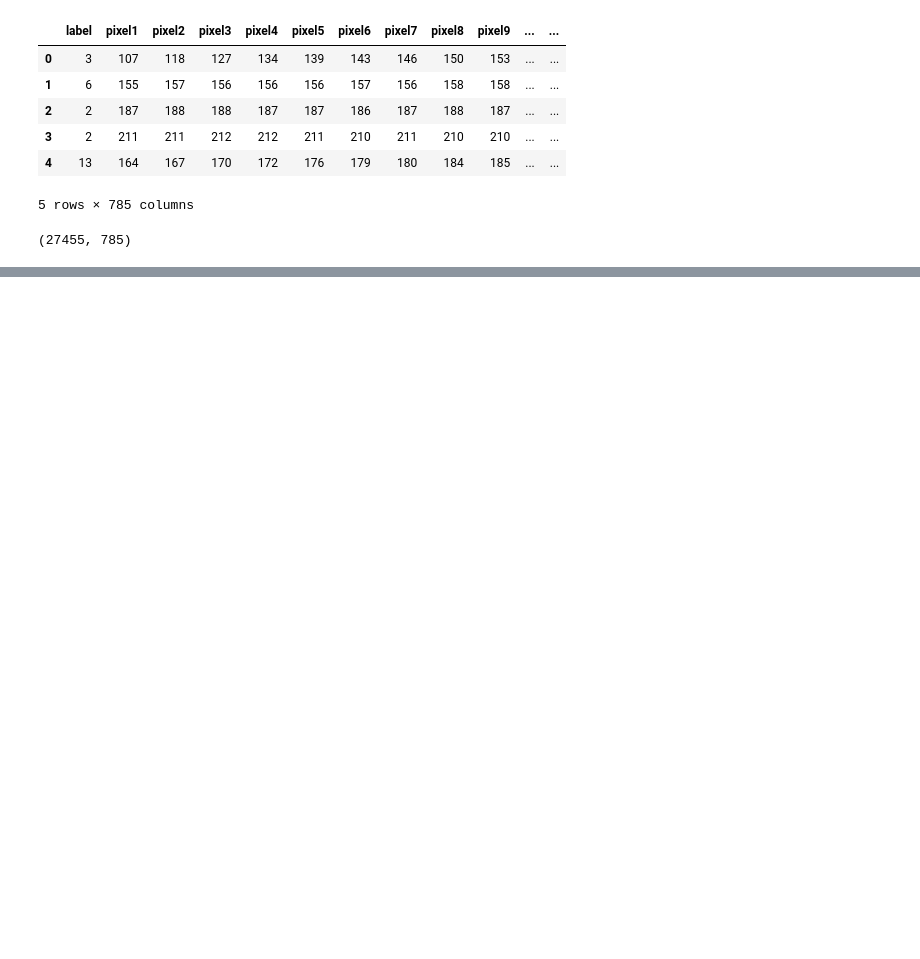
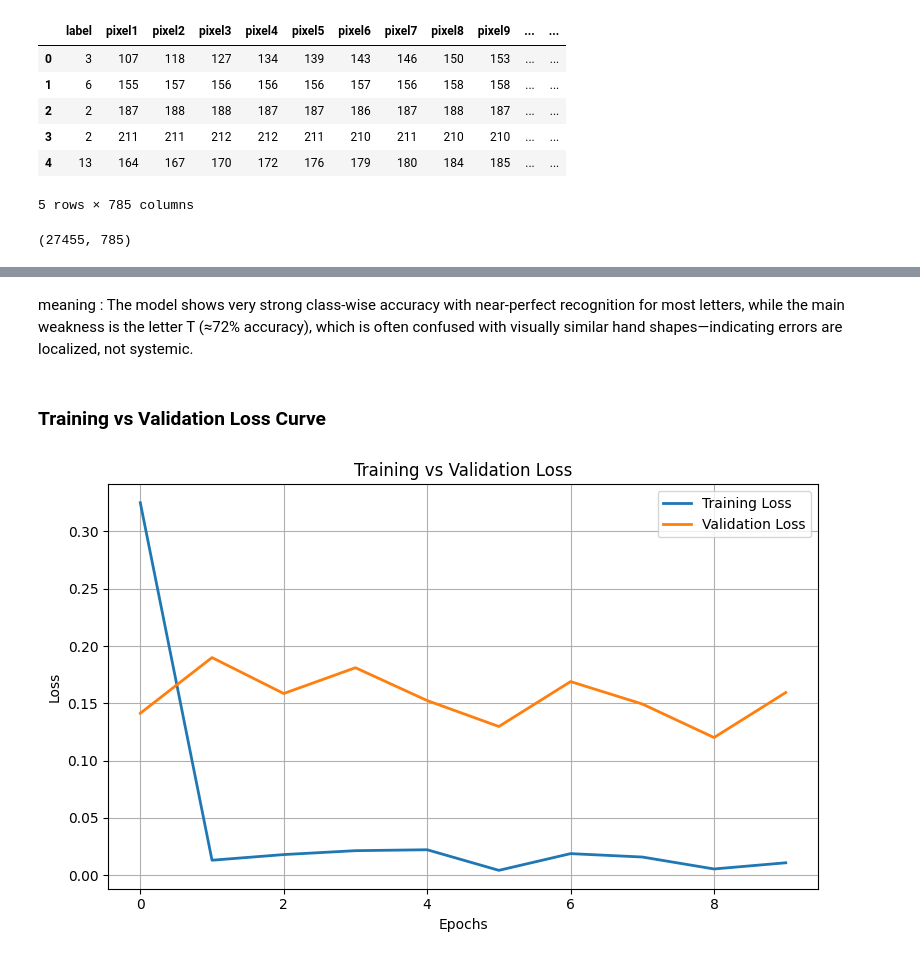
Before and after one commit to NLalithChaitanya/Sign_Language_recognition, a Jupyter notebook: sign_lang.ipynb, the cells around one changed output, grey strips where cells are left out. Saved outputs shown, nothing was run; the diff lists cells and outputs as text; code cells hidden in the pictures; blank space fills up the shorter version.

```diff
--- a/sign_lang.ipynb
+++ b/sign_lang.ipynb
@@ -544,0 +39,13 @@ plt.show()
+# %%
+from pathlib import Path
+
+# PROJECT PATHS (WINDOWS)
+BASE_DIR = Path(r"D:\Sign_language_recog")
+
+TRAIN_CSV = BASE_DIR / "Sign_mnist" / "sign_mnist_train" / "sign_mnist_train.csv"
+TEST_CSV  = BASE_DIR / "Sign_mnist" / "sign_mnist_test" / "sign_mnist_test.csv"
+
+OUT_BASE  = BASE_DIR / "Sign_mnist_images"
+TRAIN_OUT = OUT_BASE / "train_images"
+TEST_OUT  = OUT_BASE / "test_images"
+CLASSES_JSON = OUT_BASE / "classes.json"
@@ -544,0 +544,19 @@ plt.show()
+# %% [markdown]
+meaning : The model shows very strong class-wise accuracy with near-perfect recognition for most letters, while the main weakness is the letter T (≈72% accuracy), which is often confused with visually similar hand shapes—indicating errors are localized, not systemic.
+# %% [markdown]
+### Training vs Validation Loss Curve
+# %%
+import matplotlib.pyplot as plt
+
+plt.figure(figsize=(8, 5))
+plt.plot(train_losses, label="Training Loss", linewidth=2)
+plt.plot(val_losses, label="Validation Loss", linewidth=2)
+plt.xlabel("Epochs")
+plt.ylabel("Loss")
+plt.title("Training vs Validation Loss")
+plt.legend()
+plt.grid(True)
+plt.tight_layout()
+plt.show()
+# %% [output]
+[figure, added]
```
Also changed, not shown: parts of 48 cells of this notebook, 3 other files.
